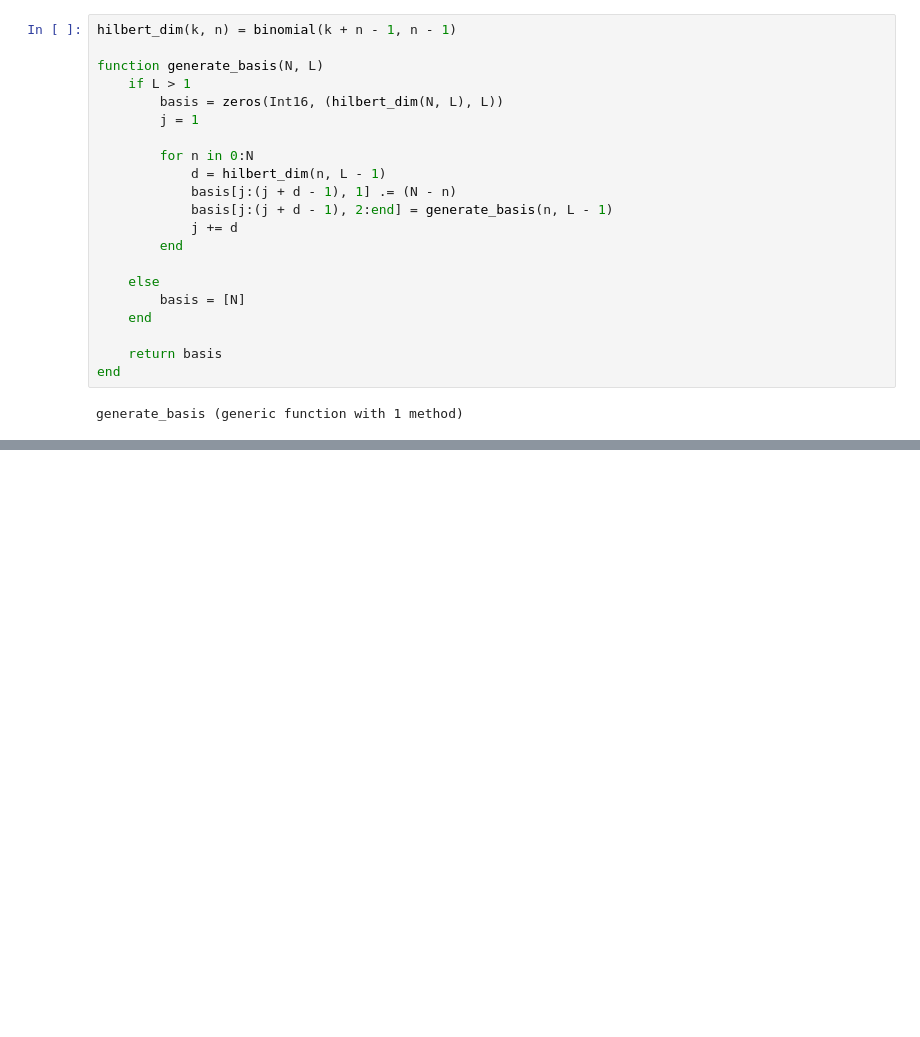
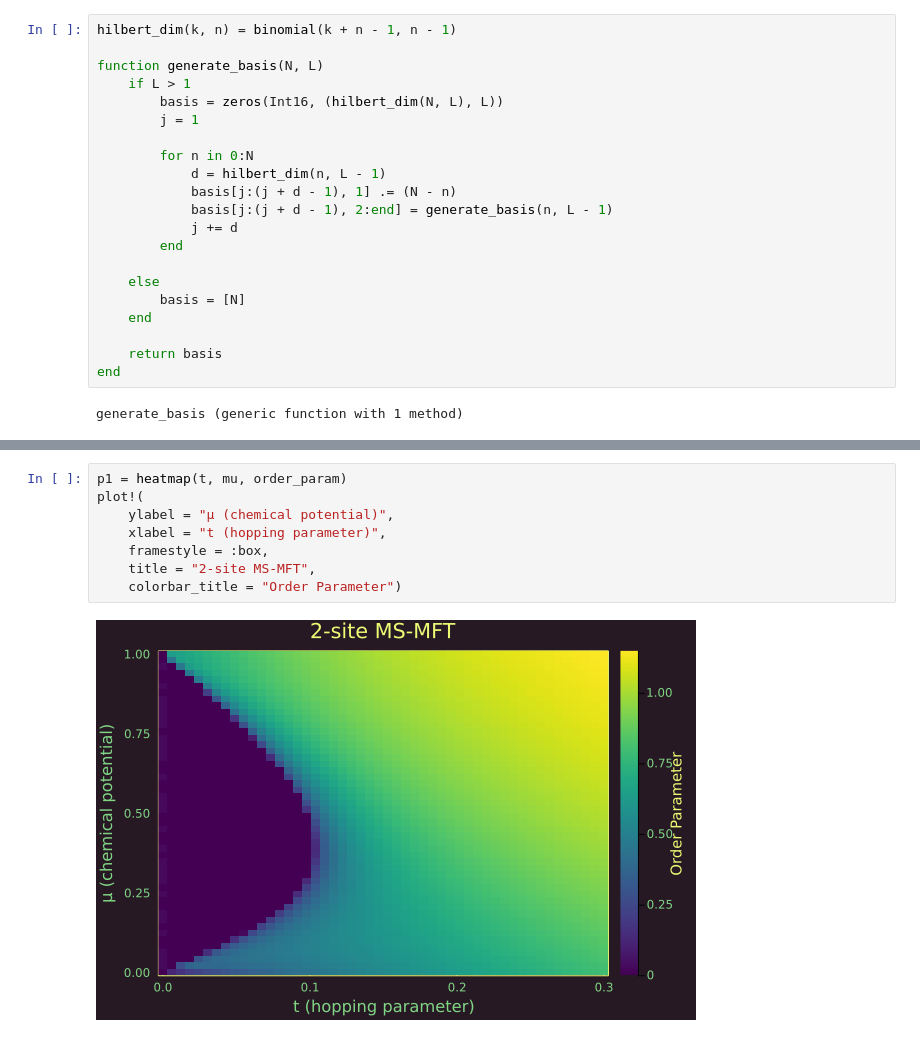
Before and after one commit to 20akshay00/MSThesis, a Jupyter notebook: src/Solving_BHM/ClusterMFT.ipynb, the cells around one changed output, grey strips where cells are left out. Saved outputs shown, nothing was run; the diff lists cells and outputs as text; blank space fills up the shorter version.

```diff
--- a/src/Solving_BHM/ClusterMFT.ipynb
+++ b/src/Solving_BHM/ClusterMFT.ipynb
@@ -162,0 +194,10 @@ H
+# %%
+p1 = heatmap(t, mu, order_param)
+plot!(
+    ylabel = "μ (chemical potential)",
+    xlabel = "t (hopping parameter)",
+    framestyle = :box,
+    title = "2-site MS-MFT",
+    colorbar_title = "Order Parameter")
+# %% [output]
+[figure, added]
```
Also changed, not shown: parts of 11 cells of this notebook, 2 other files.
